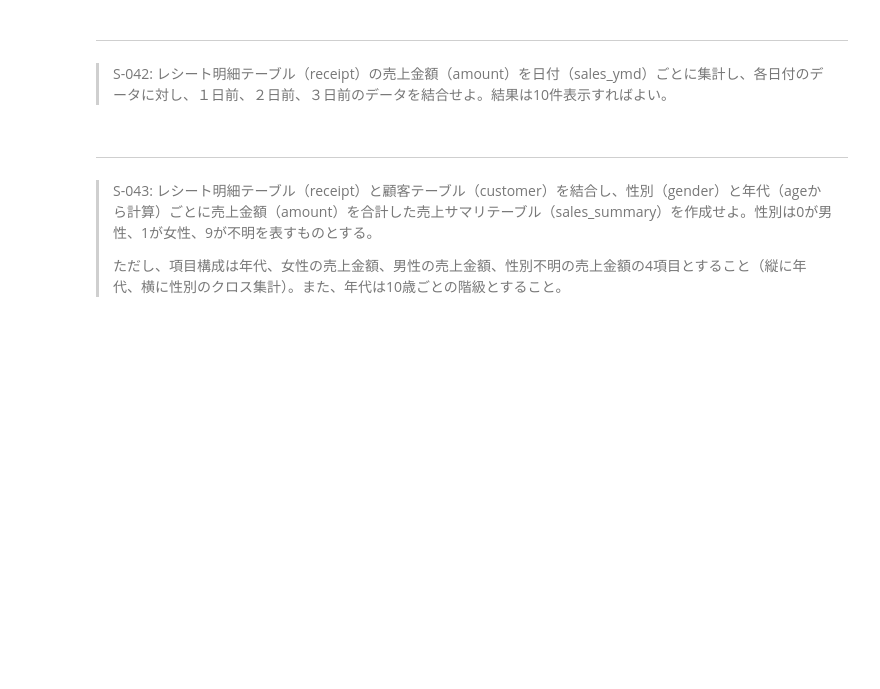
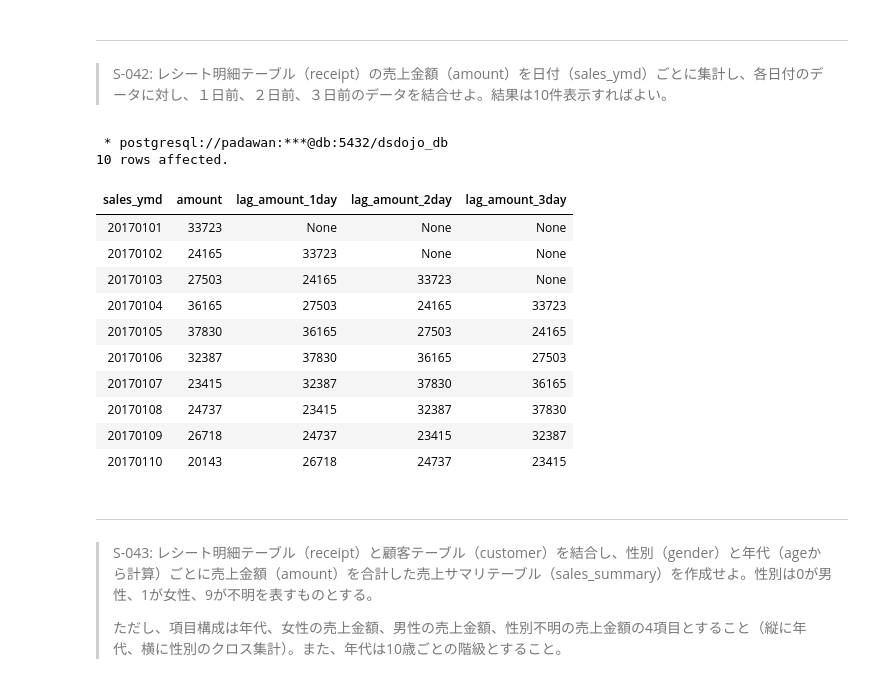
Before and after one commit to Toma0916/100knocks-preprocess, a Jupyter notebook: docker/work/preprocess_knock_SQL.ipynb, the cells around one changed output. Cells and saved outputs as stored; diff of their text form; code cells hidden in the pictures; blank space fills up the shorter version.

```diff
--- a/docker/work/preprocess_knock_SQL.ipynb
+++ b/docker/work/preprocess_knock_SQL.ipynb
@@ -902,3 +900,39 @@ LIMIT 10
+# %%
+%%sql
+
+WITH sales_amount_by_date AS (
+    SELECT
+        sales_ymd, SUM(amount) AS amount
+    FROM
+        receipt
+    GROUP BY
+        sales_ymd
+    ORDER BY
+        sales_ymd
+)
+SELECT
+    sales_ymd,
+    amount,
+    LAG(amount, 1) OVER(ORDER BY sales_ymd) AS lag_amount_1day,
+    LAG(amount, 2) OVER(ORDER BY sales_ymd) AS lag_amount_2day,
+    LAG(amount, 3) OVER(ORDER BY sales_ymd) AS lag_amount_3day
+FROM
+    sales_amount_by_date
+LIMIT 10
+# %% [output]
+ * postgresql://padawan:***@db:5432/dsdojo_db
+10 rows affected.
+| sales_ymd | amount | lag_amount_1day | lag_amount_2day | lag_amount_3day |
+| 20170101 | 33723 | None | None | None |
+| 20170102 | 24165 | 33723 | None | None |
+| 20170103 | 27503 | 24165 | 33723 | None |
+| 20170104 | 36165 | 27503 | 24165 | 33723 |
+| 20170105 | 37830 | 36165 | 27503 | 24165 |
+| 20170106 | 32387 | 37830 | 36165 | 27503 |
+| 20170107 | 23415 | 32387 | 37830 | 36165 |
+| 20170108 | 24737 | 23415 | 32387 | 37830 |
+| 20170109 | 26718 | 24737 | 23415 | 32387 |
+| 20170110 | 20143 | 26718 | 24737 | 23415 |
 # %% [markdown]
 ---
 > S-043: レシート明細テーブル（receipt）と顧客テーブル（customer）を結合し、性別（gender）と年代（ageから計算）ごとに売上金額（amount）を合計した売上サマリテーブル（sales_summary）を作成せよ。性別は0が男性、1が女性、9が不明を表すものとする。
```
Also changed, not shown: parts of 11 cells of this notebook.
